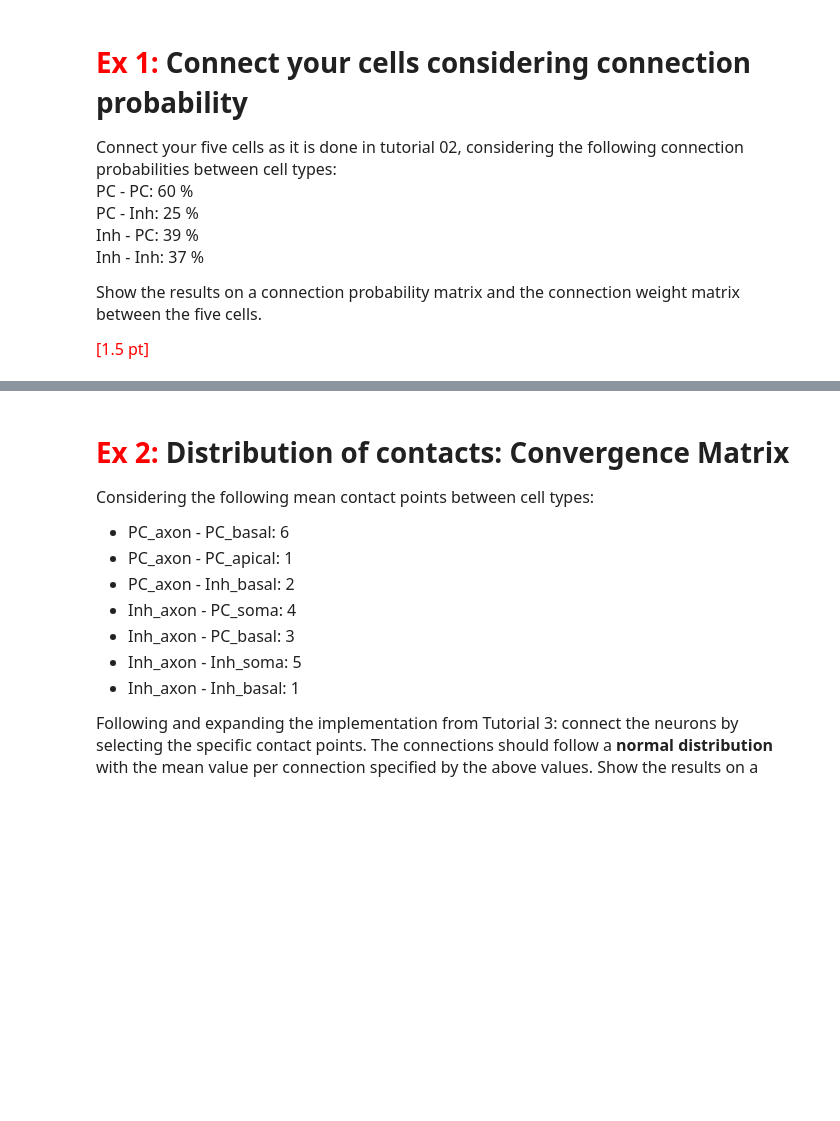
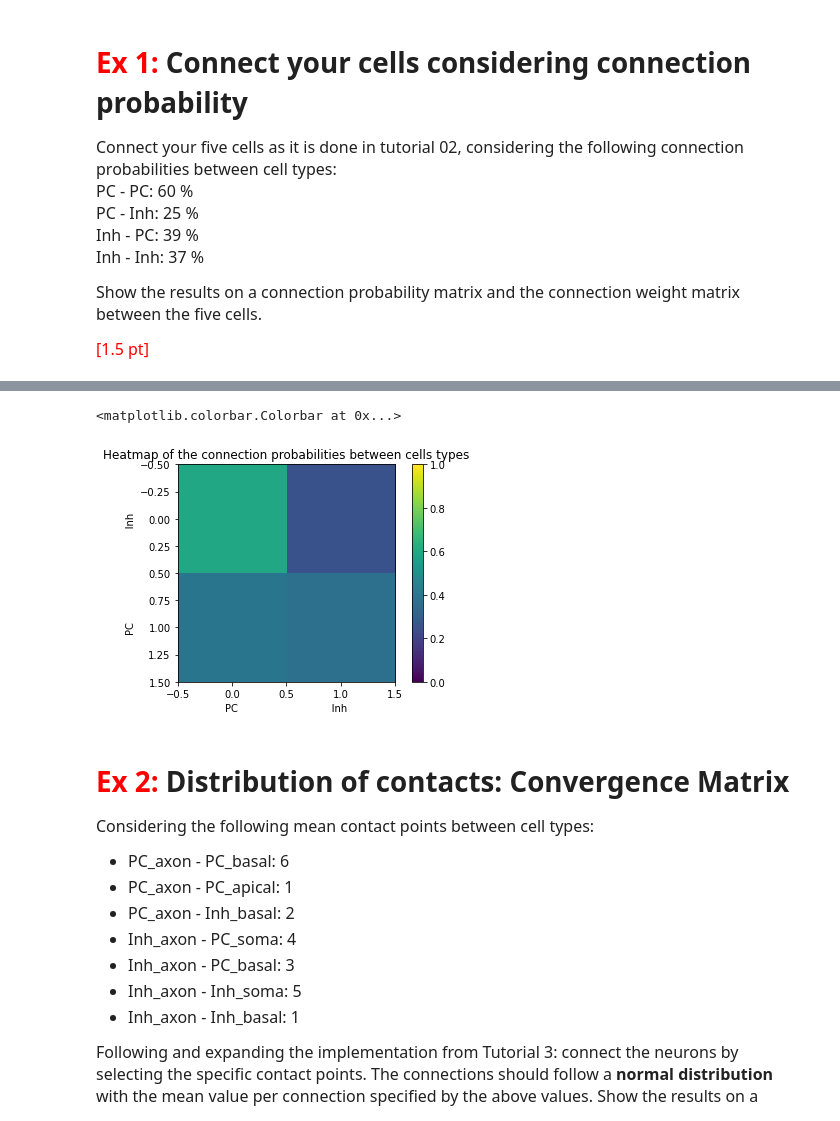
Before and after one commit to GBNTN/In_Silico_Homeworks, a Jupyter notebook: Week7_HomeWork_Martim.ipynb, the cells around one changed output, grey strips where cells are left out. Drawn from its saved outputs; the diff is of its cells as text; code cells hidden in the pictures; blank space fills up the shorter version.

```diff
--- a/Week7_HomeWork_Martim.ipynb
+++ b/Week7_HomeWork_Martim.ipynb
@@ -19,0 +139,7 @@ __IMPORTANT:__<font size = "3"> Exercises in <font color='red'>red</font> are ma
+# %%
+# specify connection probabilites between cell types
+conn_prob_matrix = np.zeros((2, 2))
+conn_prob_matrix[0, 0] = 0.6  # PC to PC
+conn_prob_matrix[0, 1] = 0.25  # PC to Inh
+conn_prob_matrix[1, 0] = 0.39  # Inh to PC
+conn_prob_matrix[1, 1] = 0.37  # Inh to Inh
@@ -32,3 +280,12 @@ __IMPORTANT:__<font size = "3"> Exercises in <font color='red'>red</font> are ma
+# %%
+plt.imshow(conn_prob_matrix, cmap="viridis", vmin=0.0, vmax=1.0)
+plt.title("Heatmap of the connection probabilities between cells types")
+plt.xlabel("PC" + " ".ljust(30) + "Inh")
+plt.ylabel("PC" + " ".ljust(30) + "Inh")
+plt.colorbar()
+# %% [output]
+<matplotlib.colorbar.Colorbar at 0x...>
+[figure, added]
 # %% [markdown]
 # <font color= 'red'>Ex 2:</font>  Distribution of contacts: Convergence Matrix
 
```
Also changed, not shown: parts of 14 cells of this notebook.
